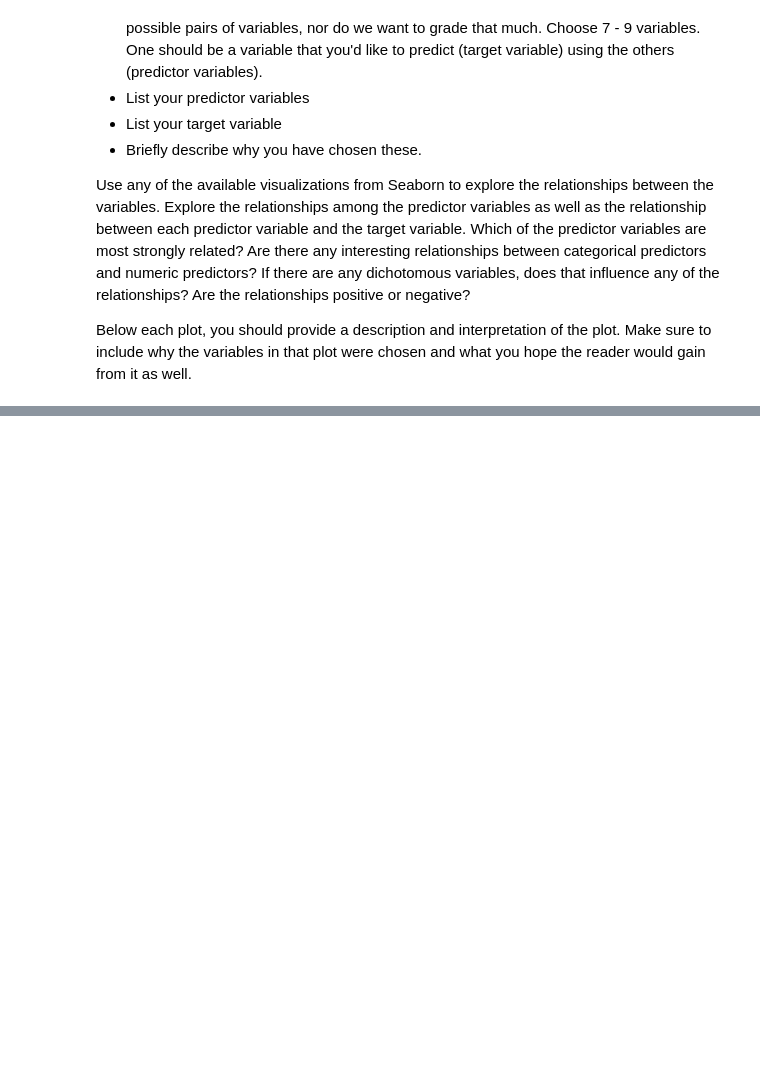
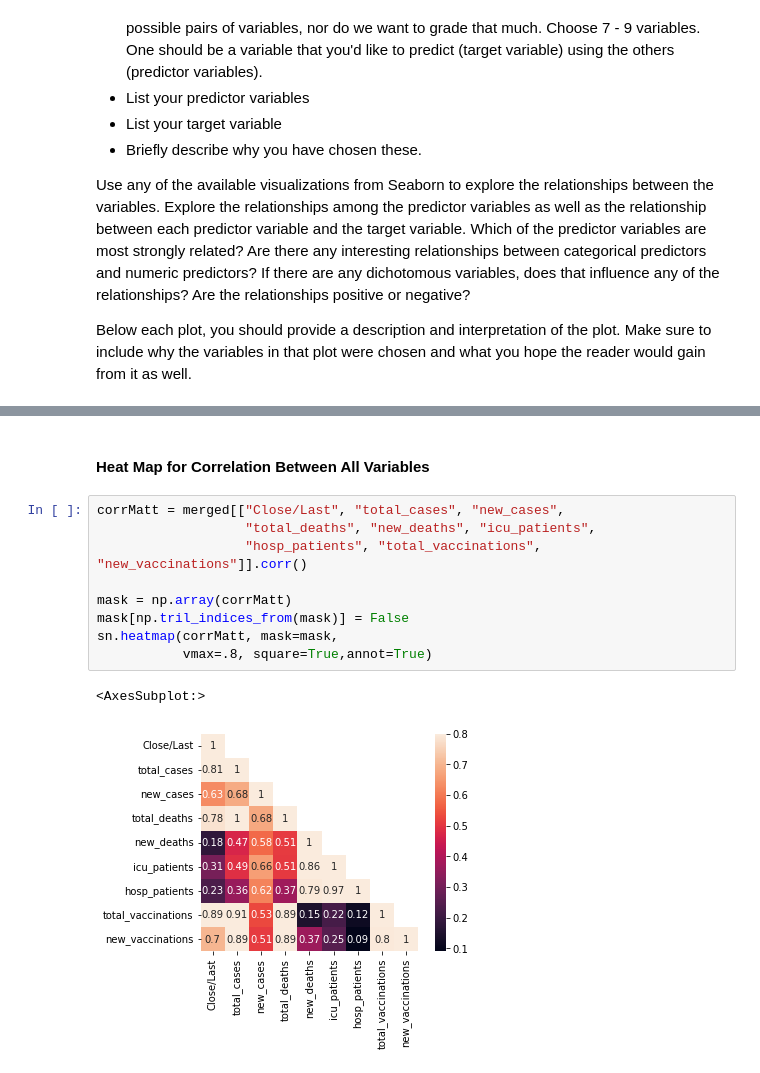
Before and after one commit to sltimmins/Project-2, a Jupyter notebook: Project02.ipynb, the cells around one changed output, grey strips where cells are left out. Drawn from its saved outputs; the diff is of its cells as text; blank space fills up the shorter version.

Commit message:
Added visualization for step 5

```diff
--- a/Project02.ipynb
+++ b/Project02.ipynb
@@ -234,0 +252,14 @@ Below each plot, you should provide a description and interpretation of the plot
+# %% [markdown]
+#### Heat Map for Correlation Between All Variables
+# %%
+corrMatt = merged[["Close/Last", "total_cases", "new_cases",
+                   "total_deaths", "new_deaths", "icu_patients",
+                   "hosp_patients", "total_vaccinations", "new_vaccinations"]].corr()
+
+mask = np.array(corrMatt)
+mask[np.tril_indices_from(mask)] = False
+sn.heatmap(corrMatt, mask=mask,
+           vmax=.8, square=True,annot=True)
+# %% [output]
+<AxesSubplot:>
+[figure, added]
```
Also changed, not shown: parts of 18 cells of this notebook.
